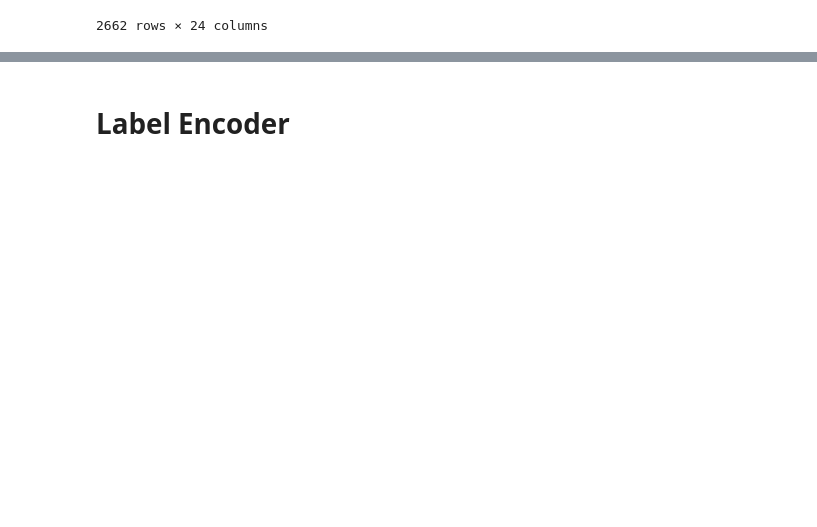
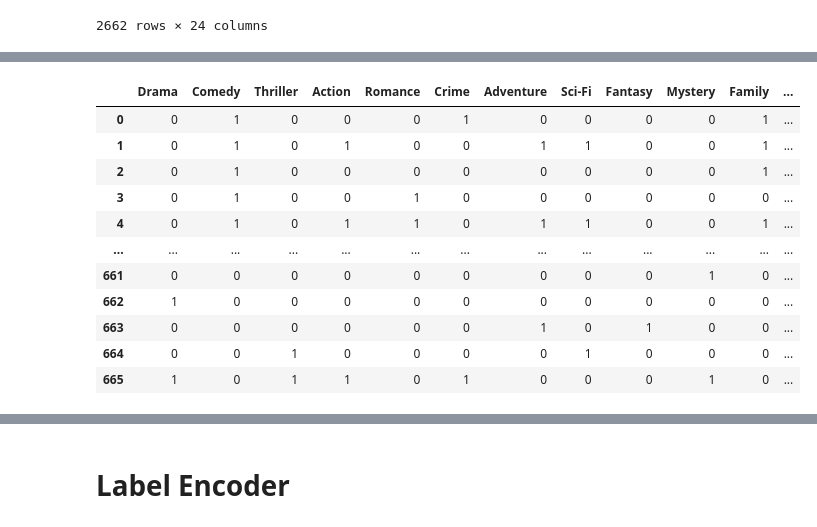
Before and after one commit to 36kp/module-16-project, a Jupyter notebook: src/imdb_analysis.ipynb, the cells around one changed output, grey strips where cells are left out. Cells and saved outputs as stored; diff of their text form; code cells hidden in the pictures; blank space fills up the shorter version.

```diff
--- a/src/imdb_analysis.ipynb
+++ b/src/imdb_analysis.ipynb
@@ -55,3 +55,72 @@ X = imdb_df_filtered.drop(columns=['imdb_score'])
 y = imdb_df_filtered['imdb_score']
 # %%
 X_train, X_test, y_train, y_test = train_test_split(X, y, random_state=42)
+# %%
+counter = 1
+
+for df in [X_train, X_test]:
+
+       df = preproc._director_frequence(df)
+       df = preproc._process_genres(df)
+
+       content_rating_replaced_df = preproc._bucket_contentRatings(df)
+
+       if counter == 1:
+              print('1')
+              encoder = OneHotEncoder(sparse_output=False)
+              content_rating_encoded = encoder.fit_transform(content_rating_replaced_df[["rating_bin"]])
+              content_rating_encoded = pd.DataFrame(content_rating_encoded, columns=encoder.get_feature_names_out(["rating_bin"]))
+              content_rating_encoded
+
+       else:
+              print('2')
+              content_rating_encoded = encoder.transform(content_rating_replaced_df[["rating_bin"]])
+              content_rating_encoded = pd.DataFrame(content_rating_encoded, columns=encoder.get_feature_names_out(["rating_bin"]))
+              content_rating_encoded
+
+
+
+       df = pd.concat([df.reset_index(drop=True), content_rating_encoded], axis=1)
+       # df.drop('content_rating', axis=1, inplace=True)
+
+       df = preproc._actor_frequency(df)
+
+       df['total_facebook_likes'] = df['actor_1_facebook_likes'] + df['actor_2_facebook_likes'] + df['actor_3_facebook_likes']
+
+       drop_columns = ['actor_1_facebook_likes', 'actor_2_facebook_likes','actor_3_facebook_likes','color','language','movie_title']
+       df = df.drop(columns=drop_columns)
+
+
+       columns_to_standardize = ['num_critic_for_reviews', 'duration', 'director_facebook_likes',
+              'gross', 'num_voted_users', 'cast_total_facebook_likes',
+              'facenumber_in_poster', 'num_user_for_reviews', 'budget', 'title_year',
+              'movie_facebook_likes', 'director_frequency', 'total_actor_frequency',
+              'total_facebook_likes']
+
+
+       scaler = StandardScaler()
+
+       # Fit the scaler to the training data
+       scaler.fit(df[columns_to_standardize])
+
+       # Scale the training features
+       scaled_features = scaler.transform(df[columns_to_standardize])
+
+       # Create a DataFrame with the scaled features
+       scaled_df = pd.DataFrame(scaled_features, columns=columns_to_standardize)
+
+       df = pd.concat([df.drop(columns=columns_to_standardize), scaled_df], axis=1)
+
+       df = df.fillna(-1)
+
+       if counter == 1:
+              X_train = df[sorted(df.columns)]
+       else:
+              X_test = df[sorted(df.columns)]
+
+       counter += 1
+
+       print(sorted(df.columns))
+
+       display(df)
+# %% [output]
@@ -57,0 +144,12 @@ X_train, X_test, y_train, y_test = train_test_split(X, y, random_state=42)
+|  | Drama | Comedy | Thriller | Action | Romance | Crime | Adventure | Sci-Fi | Fantasy | Mystery | Family | ... |
+| 0 | 0 | 1 | 0 | 0 | 0 | 1 | 0 | 0 | 0 | 0 | 1 | ... |
+| 1 | 0 | 1 | 0 | 1 | 0 | 0 | 1 | 1 | 0 | 0 | 1 | ... |
+| 2 | 0 | 1 | 0 | 0 | 0 | 0 | 0 | 0 | 0 | 0 | 1 | ... |
+| 3 | 0 | 1 | 0 | 0 | 1 | 0 | 0 | 0 | 0 | 0 | 0 | ... |
+| 4 | 0 | 1 | 0 | 1 | 1 | 0 | 1 | 1 | 0 | 0 | 1 | ... |
+| ... | ... | ... | ... | ... | ... | ... | ... | ... | ... | ... | ... | ... |
+| 661 | 0 | 0 | 0 | 0 | 0 | 0 | 0 | 0 | 0 | 1 | 0 | ... |
+| 662 | 1 | 0 | 0 | 0 | 0 | 0 | 0 | 0 | 0 | 0 | 0 | ... |
+| 663 | 0 | 0 | 0 | 0 | 0 | 0 | 1 | 0 | 1 | 0 | 0 | ... |
+| 664 | 0 | 0 | 1 | 0 | 0 | 0 | 0 | 1 | 0 | 0 | 0 | ... |
+| 665 | 1 | 0 | 1 | 1 | 0 | 1 | 0 | 0 | 0 | 1 | 0 | ... |
```
Also changed, not shown: parts of 39 cells of this notebook.
